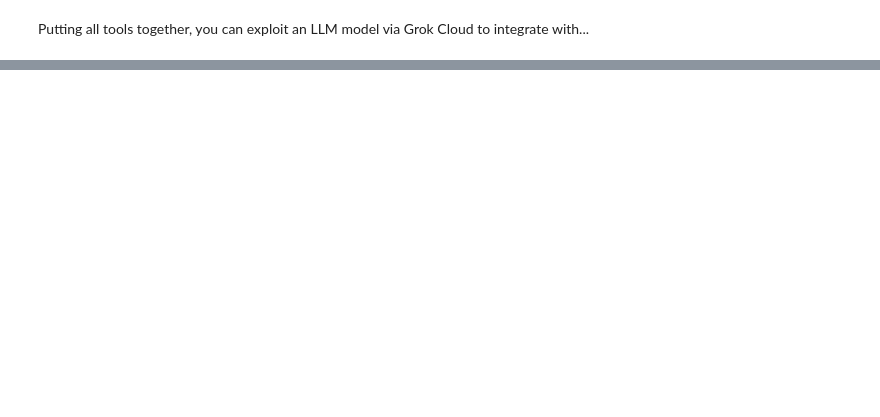
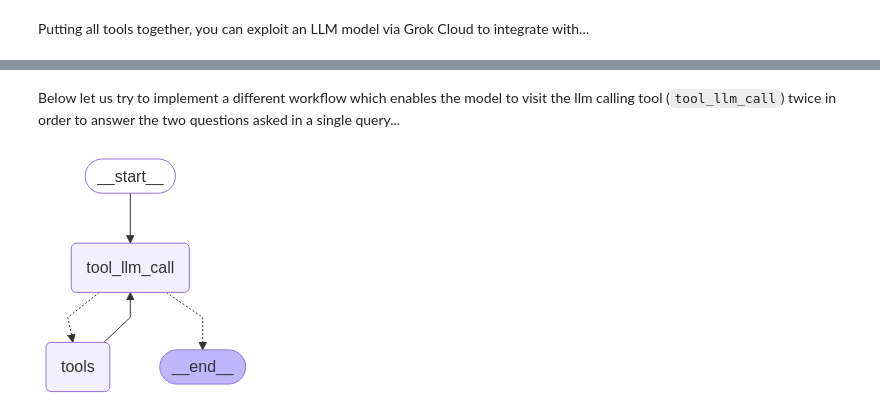
Before and after one commit to milad818/ml-frameworks, a Jupyter notebook: agenic_ai_langgraph/03_langgraph_tools/chatbottools.ipynb, the cells around one changed output, grey strips where cells are left out. Drawn from its saved outputs; the diff is of its cells as text; code cells hidden in the pictures; blank space fills up the shorter version.

```diff
--- a/agenic_ai_langgraph/03_langgraph_tools/chatbottools.ipynb
+++ b/agenic_ai_langgraph/03_langgraph_tools/chatbottools.ipynb
@@ -170,0 +279,23 @@ AIMessage(content='', additional_kwargs={'tool_calls': [{'id': 'call_gy9j', 'fun
+# %% [markdown]
+Below let us try to implement a different workflow which enables the model to visit the llm calling tool (`tool_llm_call`) twice in order to answer the two questions asked in a single query...
+# %%
+# Build graph
+builder = StateGraph(State)
+
+# Add nodes
+builder.add_node("tool_llm_call", tool_llm_call)
+builder.add_node("tools", ToolNode(tools))
+
+# Add edges
+builder.add_edge(START, "tool_llm_call")
+builder.add_conditional_edges("tool_llm_call",
+                              tools_condition)
+builder.add_edge("tools", "tool_llm_call")
+
+# Compile the graph
+graph = builder.compile()
+
+# View the graph
+display(Image(graph.get_graph().draw_mermaid_png()))
+# %% [output]
+[figure, added]
```
Also changed, not shown: parts of 24 cells of this notebook.
